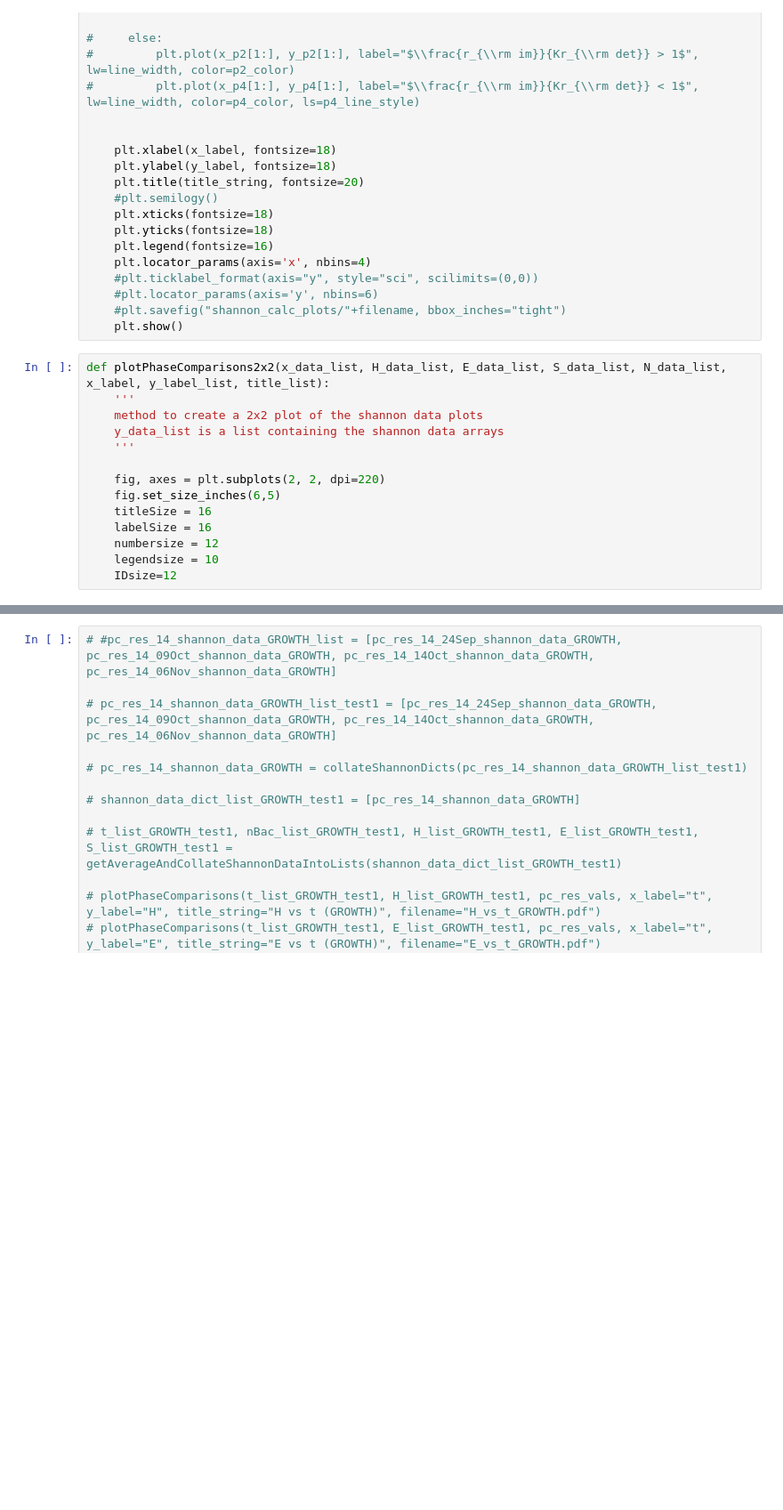
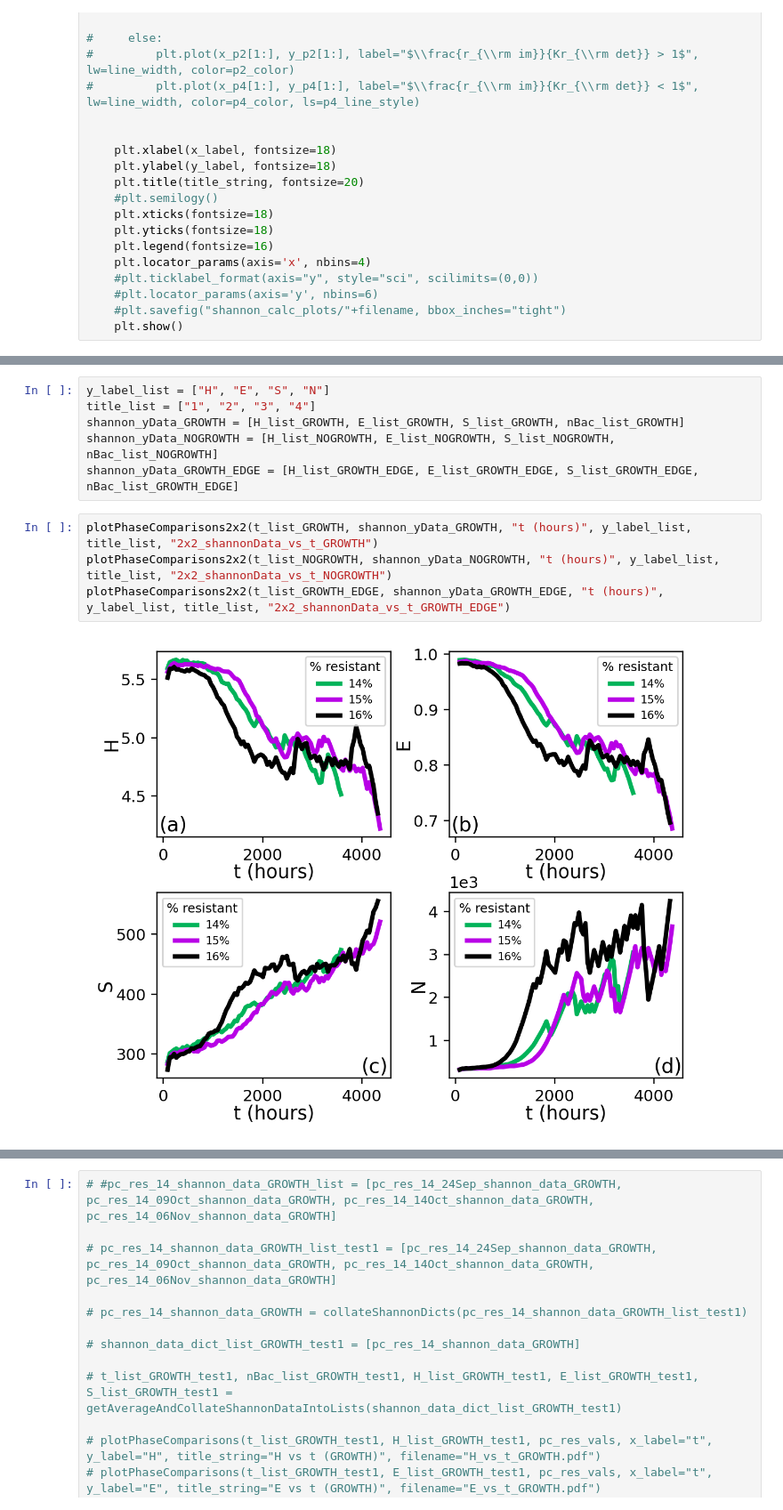
Before and after one commit to patricksinclair/multispecies_postprocessing, a Jupyter notebook: geno_distbs/varying_susceps/multispecies_shannon_plotter.ipynb, the cells around one changed output, grey strips where cells are left out. Shown at 89% size. Saved outputs shown, nothing was run; the diff lists cells and outputs as text; blank space fills up the shorter version.

Commit message:
added 2x2 shannon plots

```diff
--- a/geno_distbs/varying_susceps/multispecies_shannon_plotter.ipynb
+++ b/geno_distbs/varying_susceps/multispecies_shannon_plotter.ipynb
@@ -652,17 +652,3 @@ def plotPhaseComparisons(x_data_list, y_data_list, pc_res_vals, x_label, y_label
     #plt.locator_params(axis='y', nbins=6)
     #plt.savefig("shannon_calc_plots/"+filename, bbox_inches="tight")
     plt.show()
-# %%
-def plotPhaseComparisons2x2(x_data_list, H_data_list, E_data_list, S_data_list, N_data_list, x_label, y_label_list, title_list):
-    '''
-    method to create a 2x2 plot of the shannon data plots
-    y_data_list is a list containing the shannon data arrays
-    '''
-
-    fig, axes = plt.subplots(2, 2, dpi=220)
-    fig.set_size_inches(6,5)
-    titleSize = 16
-    labelSize = 16
-    numbersize = 12
-    legendsize = 10
-    IDsize=12
@@ -668,0 +705,12 @@ def plotPhaseComparisons2x2(x_data_list, H_data_list, E_data_list, S_data_list,
+# %%
+y_label_list = ["H", "E", "S", "N"]
+title_list = ["1", "2", "3", "4"]
+shannon_yData_GROWTH = [H_list_GROWTH, E_list_GROWTH, S_list_GROWTH, nBac_list_GROWTH]
+shannon_yData_NOGROWTH = [H_list_NOGROWTH, E_list_NOGROWTH, S_list_NOGROWTH, nBac_list_NOGROWTH]
+shannon_yData_GROWTH_EDGE = [H_list_GROWTH_EDGE, E_list_GROWTH_EDGE, S_list_GROWTH_EDGE, nBac_list_GROWTH_EDGE]
+# %%
+plotPhaseComparisons2x2(t_list_GROWTH, shannon_yData_GROWTH, "t (hours)", y_label_list, title_list, "2x2_shannonData_vs_t_GROWTH")
+plotPhaseComparisons2x2(t_list_NOGROWTH, shannon_yData_NOGROWTH, "t (hours)", y_label_list, title_list, "2x2_shannonData_vs_t_NOGROWTH")
+plotPhaseComparisons2x2(t_list_GROWTH_EDGE, shannon_yData_GROWTH_EDGE, "t (hours)", y_label_list, title_list, "2x2_shannonData_vs_t_GROWTH_EDGE")
+# %% [output]
+[figure, added]
```
Also changed, not shown: parts of 7 cells of this notebook, 1 other file.
